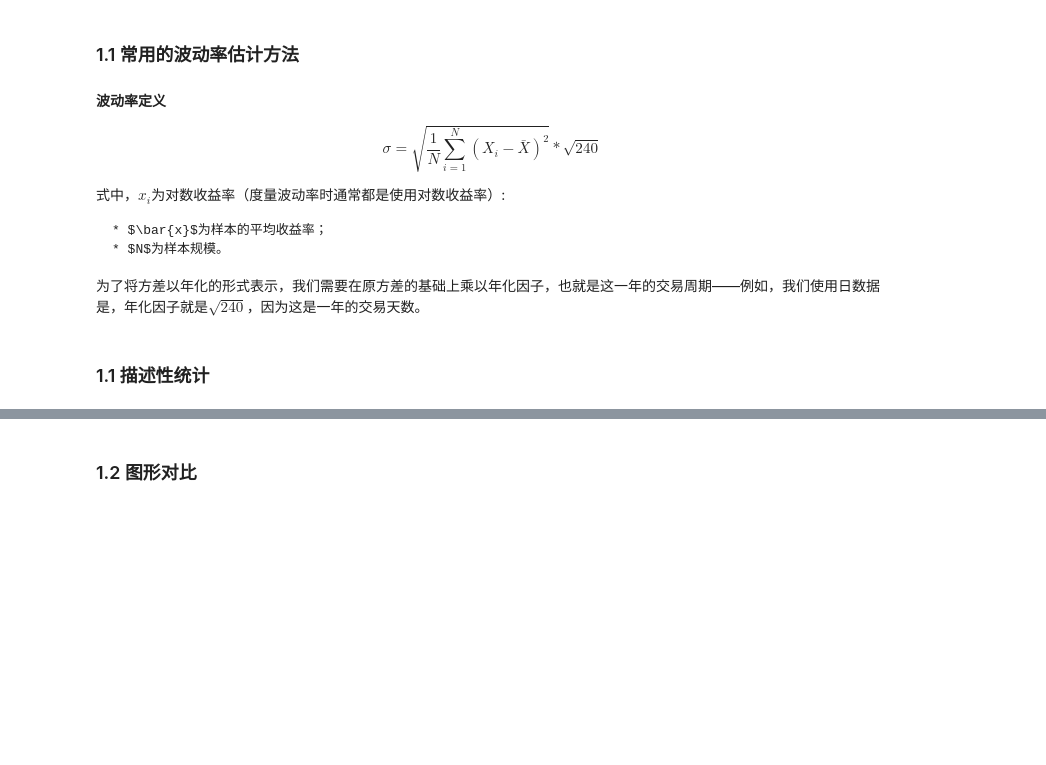
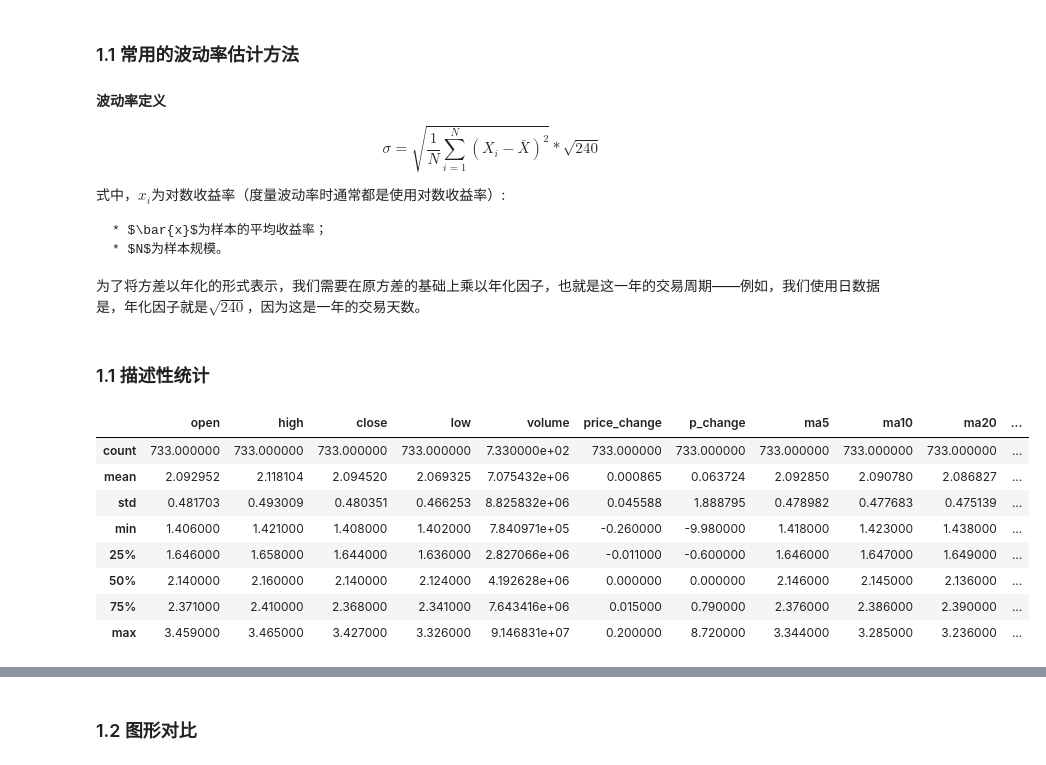
Before and after one commit to onthedesk/research, a Jupyter notebook: 50etf.ipynb, the cells around one changed output, grey strips where cells are left out. Cells and saved outputs as stored; diff of their text form; code cells hidden in the pictures; blank space fills up the shorter version.

```diff
--- a/50etf.ipynb
+++ b/50etf.ipynb
@@ -76,0 +104,12 @@ def get_data(start='2013-10-21', end=''):
+# %%
+data.describe()
+# %% [output]
+|  | open | high | close | low | volume | price_change | p_change | ma5 | ma10 | ma20 | ... |
+| count | 733.000000 | 733.000000 | 733.000000 | 733.000000 | 7.330000e+02 | 733.000000 | 733.000000 | 733.000000 | 733.000000 | 733.000000 | ... |
+| mean | 2.092952 | 2.118104 | 2.094520 | 2.069325 | 7.075432e+06 | 0.000865 | 0.063724 | 2.092850 | 2.090780 | 2.086827 | ... |
+| std | 0.481703 | 0.493009 | 0.480351 | 0.466253 | 8.825832e+06 | 0.045588 | 1.888795 | 0.478982 | 0.477683 | 0.475139 | ... |
+| min | 1.406000 | 1.421000 | 1.408000 | 1.402000 | 7.840971e+05 | -0.260000 | -9.980000 | 1.418000 | 1.423000 | 1.438000 | ... |
+| 25% | 1.646000 | 1.658000 | 1.644000 | 1.636000 | 2.827066e+06 | -0.011000 | -0.600000 | 1.646000 | 1.647000 | 1.649000 | ... |
+| 50% | 2.140000 | 2.160000 | 2.140000 | 2.124000 | 4.192628e+06 | 0.000000 | 0.000000 | 2.146000 | 2.145000 | 2.136000 | ... |
+| 75% | 2.371000 | 2.410000 | 2.368000 | 2.341000 | 7.643416e+06 | 0.015000 | 0.790000 | 2.376000 | 2.386000 | 2.390000 | ... |
+| max | 3.459000 | 3.465000 | 3.427000 | 3.326000 | 9.146831e+07 | 0.200000 | 8.720000 | 3.344000 | 3.285000 | 3.236000 | ... |
```
Also changed, not shown: parts of 12 cells of this notebook.
